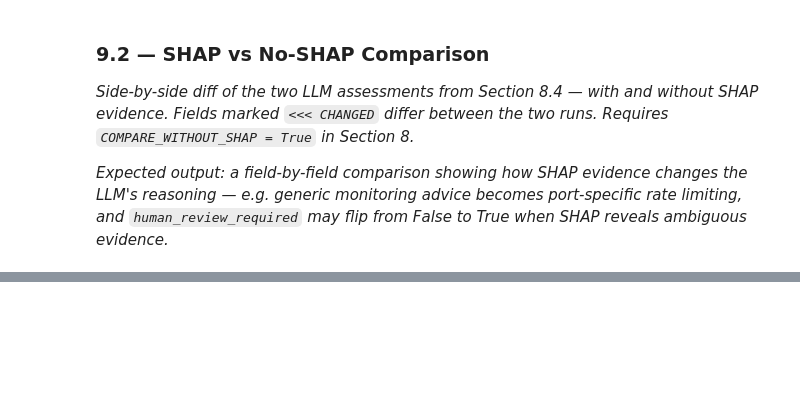
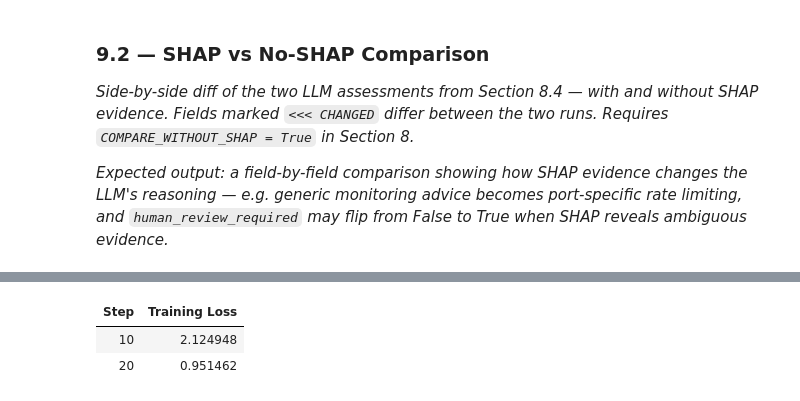
Before and after one commit to chira99/5g-oran-cti-code-exercise, a Jupyter notebook: notebooks/5g_oran_cti_pipeline.ipynb, the cells around one changed output, grey strips where cells are left out. Drawn from its saved outputs; the diff is of its cells as text; code cells hidden in the pictures; blank space fills up the shorter version.

Commit message:
LLM fine-tuning (LoRA), robustness eval, incident report, and demo

```diff
--- a/notebooks/5g_oran_cti_pipeline.ipynb
+++ b/notebooks/5g_oran_cti_pipeline.ipynb
@@ -1405,0 +1573,89 @@ human_review_reason  <<< CHANGED
+# %%
+# ─── 10.4 SFTTrainer fine-tuning ──────────────────────────────────────────────
+from trl import SFTTrainer
+from transformers import TrainingArguments
+from unsloth import is_bfloat16_supported
+import time
+
+def format_for_chat(example):
+    """Apply Qwen2.5 chat template to each training example."""
+    messages = [
+        {"role": "system",    "content": SYSTEM_PROMPT_FT},
+        {"role": "user",      "content": example['conversations'][1]['value']},
+        {"role": "assistant", "content": example['conversations'][2]['value']},
+    ]
+    return {"text": tokenizer_ft.apply_chat_template(
+        messages, tokenize=False, add_generation_prompt=False
+    )}
+
+formatted_ft = dataset_ft.map(format_for_chat, remove_columns=dataset_ft.column_names)
+sample_len   = len(tokenizer_ft(formatted_ft[0]['text']).input_ids)
+print(f'Sample token length : {sample_len} (max {MAX_SEQ_LEN})')
+
+trainer_ft = SFTTrainer(
+    model              = model_ft,
+    tokenizer          = tokenizer_ft,
+    train_dataset      = formatted_ft,
+    dataset_text_field = "text",
+    max_seq_length     = MAX_SEQ_LEN,
+    dataset_num_proc   = 2,
+    packing            = False,
+    args = TrainingArguments(
+        per_device_train_batch_size  = 1,
+        gradient_accumulation_steps  = 4,   # effective batch = 4
+        warmup_steps                 = 5,
+        num_train_epochs             = 3,
+        learning_rate                = 2e-4,
+        fp16                         = not is_bfloat16_supported(),
+        bf16                         = is_bfloat16_supported(),
+        logging_steps                = 10,
+        optim                        = "adamw_8bit",
+        weight_decay                 = 0.01,
+        lr_scheduler_type            = "linear",
+        seed                         = 42,
+        output_dir                   = "/content/lora_checkpoints",
+        report_to                    = "none",
+        save_strategy                = "no",
+    ),
+)
+
+# ── Train on the assistant completion only (mask prompt tokens) ───────────────
+# Without this, the loss also covers the system prompt + alert, wasting capacity
+# on tokens the model never needs to generate. Qwen2.5 turn markers below.
+try:
+    from unsloth.chat_templates import train_on_responses_only
+    trainer_ft = train_on_responses_only(
+        trainer_ft,
+        instruction_part="<|im_start|>user\n",
+        response_part="<|im_start|>assistant\n",
+    )
+    print('Response-only loss masking enabled.')
+except Exception as e:
+    print(f'[warn] response-only masking unavailable ({e}); training on full sequence.')
+
+if MODEL_IS_TUNED:
+    print('Model is already fine-tuned (loaded from Drive in 10.3, or trained earlier this '
+          'session). Skipping training to avoid over-fitting.\n'
+          'To retrain from scratch: delete the Drive adapters and re-run 10.3.')
+else:
+    print('Starting fine-tuning...')
+    t0 = time.time()
+    stats = trainer_ft.train()
+    elapsed = time.time() - t0
+    print(f'\nTraining complete  : {elapsed:.1f}s ({elapsed/60:.1f} min)')
+    print(f'Final training loss: {stats.training_loss:.4f}')
+
+    # ── Save adapters to Drive ──
+    import os, shutil
+    LOCAL_ADAPTER_PATH = '/content/qwen25_7b_cti_lora'
+    model_ft.save_pretrained(LOCAL_ADAPTER_PATH)
+    tokenizer_ft.save_pretrained(LOCAL_ADAPTER_PATH)
+    if os.path.exists(DRIVE_ADAPTER_PATH):
+        shutil.rmtree(DRIVE_ADAPTER_PATH)
+    shutil.copytree(LOCAL_ADAPTER_PATH, DRIVE_ADAPTER_PATH)
+    print(f'Adapters saved to Drive: {DRIVE_ADAPTER_PATH}')
+    MODEL_IS_TUNED = True
+
+FastLanguageModel.for_inference(model_ft)
+print('Model ready for inference.')
+# %% [output]
@@ -1405,0 +1673,3 @@ human_review_reason  <<< CHANGED
+| Step | Training Loss |
+| 10 | 2.124948 |
+| 20 | 0.951462 |
```
Also changed, not shown: parts of 26 cells of this notebook, 4 other files.
